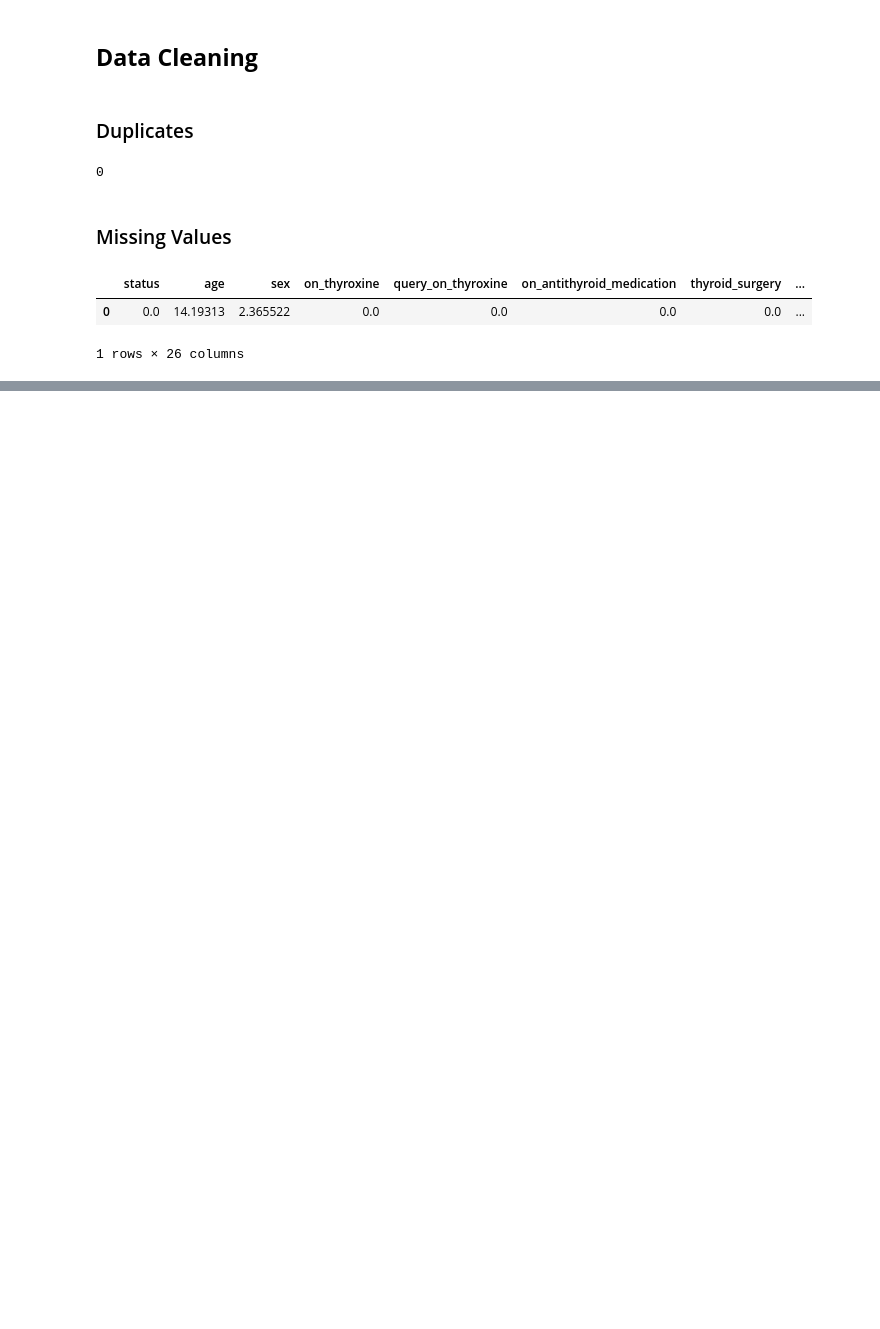
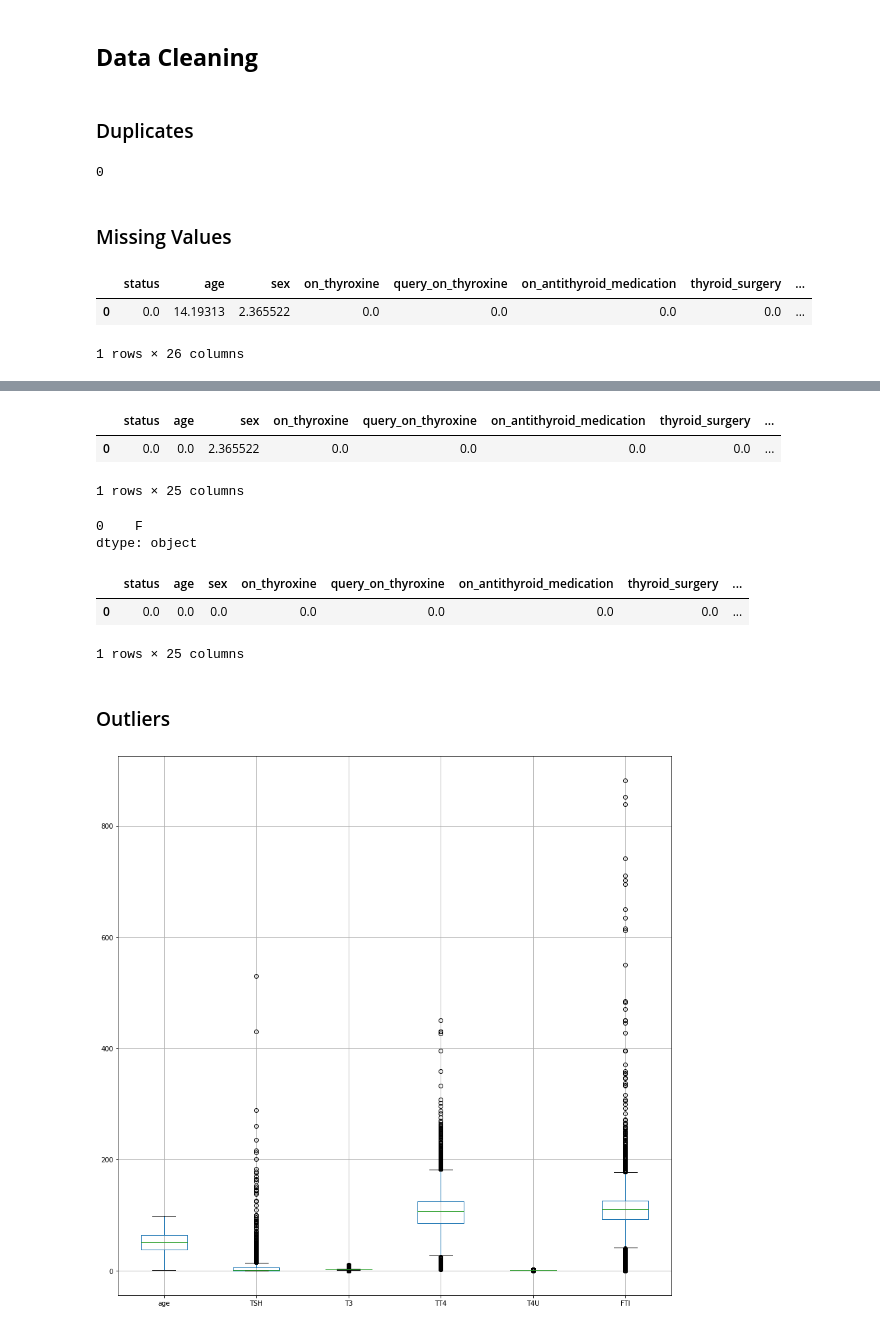
Before and after one commit to ANGELA-NYUTU/Hypothyroid_diagnostic_tool, a Jupyter notebook: Model.ipynb, the cells around one changed output, grey strips where cells are left out. Cells and saved outputs as stored; diff of their text form; code cells hidden in the pictures; blank space fills up the shorter version.

```diff
--- a/Model.ipynb
+++ b/Model.ipynb
@@ -125,9 +125,9 @@ for x in columns:
 # %%
 #Finding the means of the 'age','T3','TT4','T4U','TFI'
 # columns where status is negative or positive.
-col= ['age','T3','TT4','T4U','FTI']
+col= ['age','T3','TT4','T4U','FTI','TSH']
 for m in col:
   means=hypothyroiddf.groupby('status')[m].mean()
-means
+  print(means)
 # %% [output]
 status
@@ -142,0 +150,49 @@ def fill_with_mean(data):
+# %%
+# Filling the missing values of the numeric columns listed below with their respective
+# means given the status (nagetive or positive for hypothyroid) of the patient.
+col= ['age','T3','TT4','T4U','TSH','FTI']
+
+if hypothyroiddf['status'].any == 'negative':
+  for m in col:
+    hypothyroiddf[m]=hypothyroiddf[hypothyroiddf['status'] == 'negative'].fillna(hypothyroiddf[m].mean())
+else:
+  for m in col:
+    hypothyroiddf[m]=hypothyroiddf[m].fillna(hypothyroiddf[m].mean())
+# %%
+# Verifying the number of missing values remaining
+missing_values(hypothyroiddf)
+# %% [output]
+|  | status | age | sex | on_thyroxine | query_on_thyroxine | on_antithyroid_medication | thyroid_surgery | ... |
+| 0 | 0.0 | 0.0 | 2.365522 | 0.0 | 0.0 | 0.0 | 0.0 | ... |
+1 rows × 25 columns
+# %%
+#Checking the mode of the sex column.
+hypothyroiddf['sex'].mode()
+#The majority of the respondents were female
+# %% [output]
+0    F
+dtype: object
+# %%
+#Filling the missing values on the sex column with the mode of the 'sex' column
+hypothyroiddf['sex'].fillna('F',inplace=True)
+# %%
+# Verifying that all missing vales have be dealt with.
+missing_values(hypothyroiddf)
+# All columns have 0% missing values.
+# %% [output]
+|  | status | age | sex | on_thyroxine | query_on_thyroxine | on_antithyroid_medication | thyroid_surgery | ... |
+| 0 | 0.0 | 0.0 | 0.0 | 0.0 | 0.0 | 0.0 | 0.0 | ... |
+1 rows × 25 columns
+# %% [markdown]
+### Outliers
+# %%
+def outliers(data):
+  plt.figure(figsize=(15,15))
+  data.boxplot()
+  plt.savefig('outliers.png',format='png')
+  plt.show()
+  return
+# %%
+outliers(hypothyroiddf)
+# %% [output]
+[figure, added]
```
Also changed, not shown: parts of 3 cells of this notebook, 1 other file.
